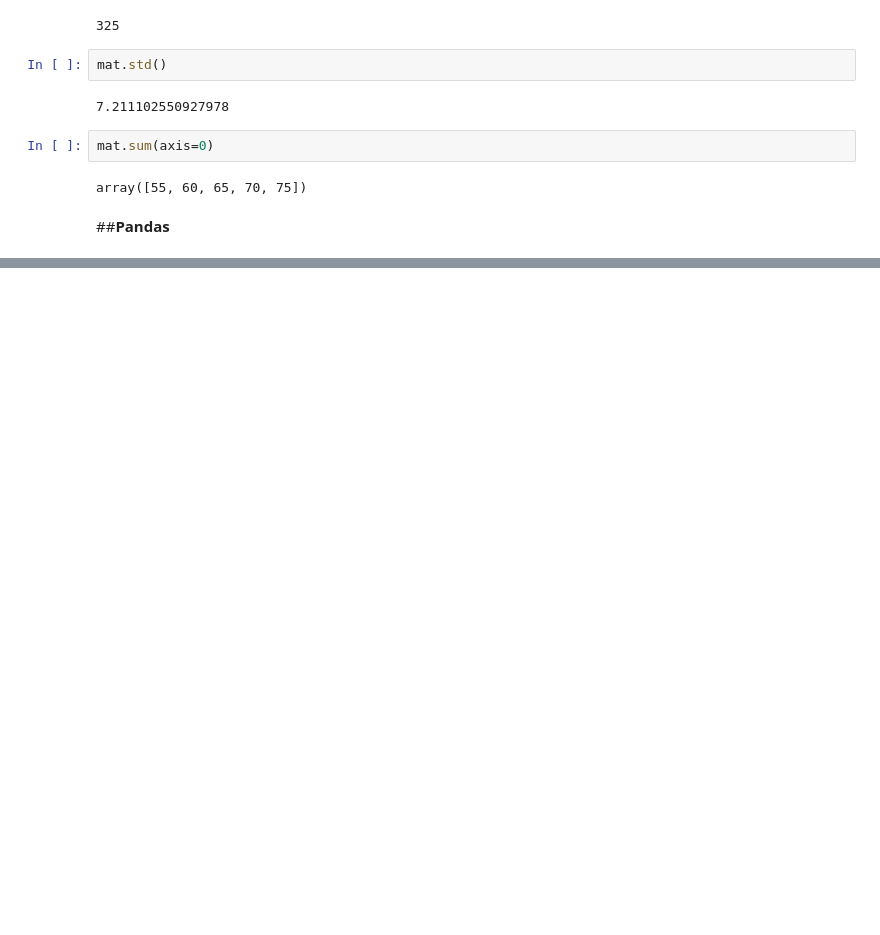
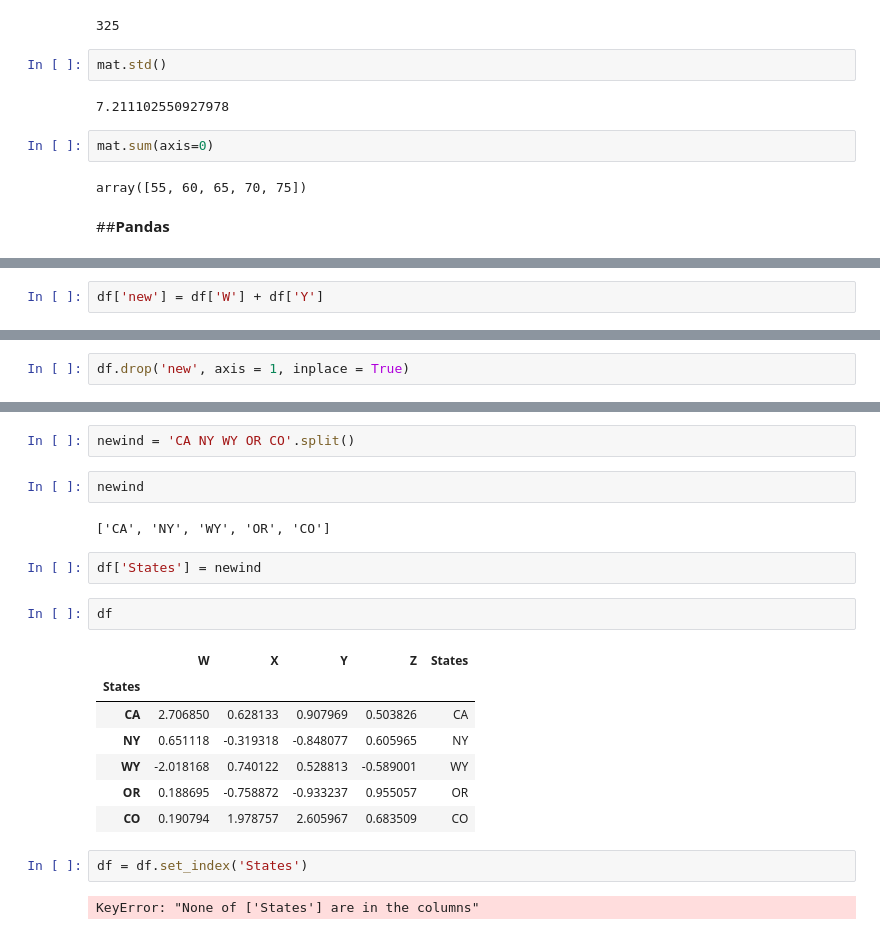
Before and after one commit to Johanhms/Practicas_Python, a Jupyter notebook: DataScience_Python.ipynb, the cells around one changed output, grey strips where cells are left out. Drawn from its saved outputs; the diff is of its cells as text; blank space fills up the shorter version.

```diff
--- a/DataScience_Python.ipynb
+++ b/DataScience_Python.ipynb
@@ -348,0 +389,2 @@ array([55, 60, 65, 70, 75])
+# %%
+df['new'] = df['W'] + df['Y']
@@ -348,0 +409,2 @@ array([55, 60, 65, 70, 75])
+# %%
+df.drop('new', axis = 1, inplace = True)
@@ -348,0 +501,22 @@ array([55, 60, 65, 70, 75])
+# %%
+newind = 'CA NY WY OR CO'.split()
+# %%
+newind
+# %% [output]
+['CA', 'NY', 'WY', 'OR', 'CO']
+# %%
+df['States'] = newind
+# %%
+df
+# %% [output]
+|  | W | X | Y | Z | States |
+| States |  |  |  |  |  |
+| CA | 2.706850 | 0.628133 | 0.907969 | 0.503826 | CA |
+| NY | 0.651118 | -0.319318 | -0.848077 | 0.605965 | NY |
+| WY | -2.018168 | 0.740122 | 0.528813 | -0.589001 | WY |
+| OR | 0.188695 | -0.758872 | -0.933237 | 0.955057 | OR |
+| CO | 0.190794 | 1.978757 | 2.605967 | 0.683509 | CO |
+# %%
+df = df.set_index('States')
+# %% [output]
+KeyError: "None of ['States'] are in the columns"
```
Also changed, not shown: parts of 34 cells of this notebook.
